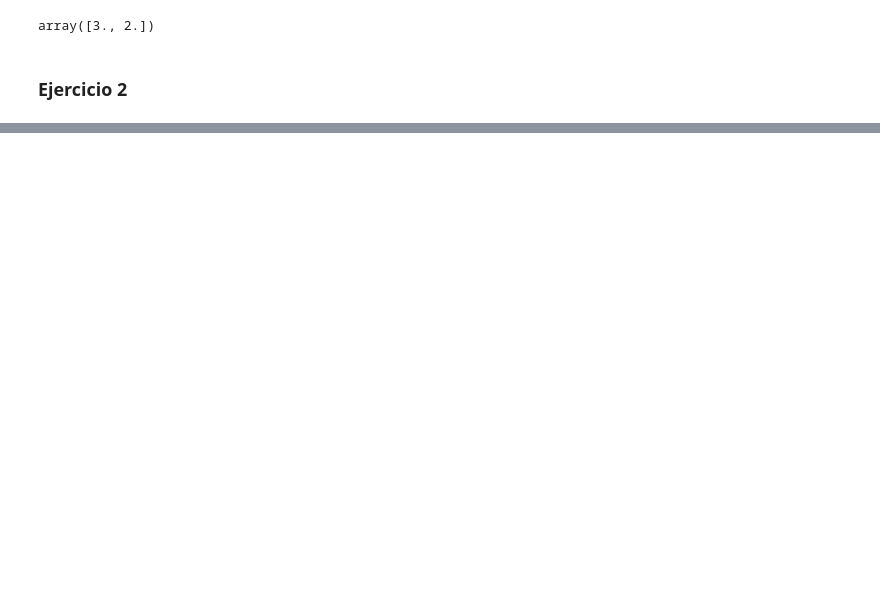
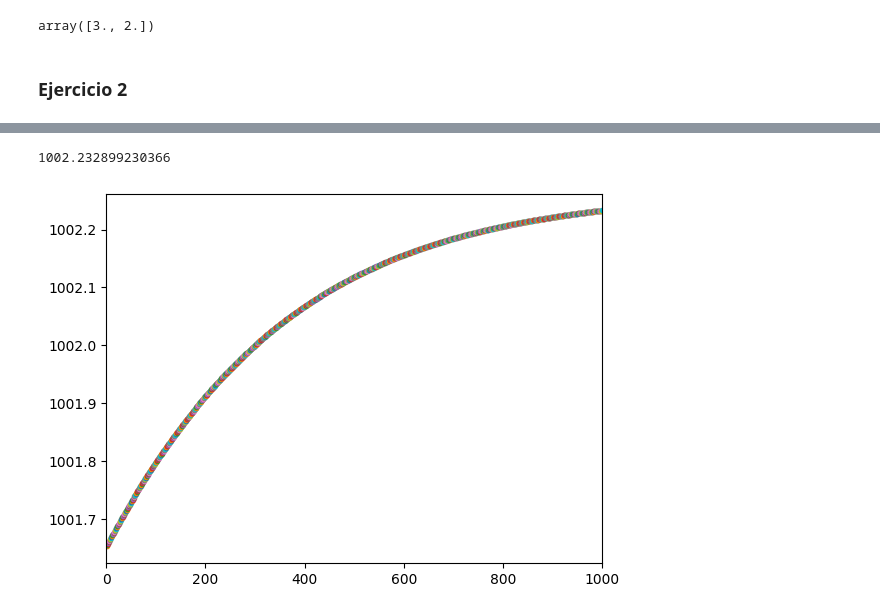
Before and after one commit to arielbakal/AlgebraLinealComputacional_UBA_FCEN, a Jupyter notebook: laboratorio/TP1/TP1.ipynb, the cells around one changed output, grey strips where cells are left out. Cells and saved outputs as stored; diff of their text form; code cells hidden in the pictures; blank space fills up the shorter version.

```diff
--- a/laboratorio/TP1/TP1.ipynb
+++ b/laboratorio/TP1/TP1.ipynb
@@ -92,0 +132,5 @@ C =
+# %%
+met_pot(D,1000)
+# %% [output]
+1002.232899230366
+[figure, added]
```
Also changed, not shown: parts of 9 cells of this notebook.
